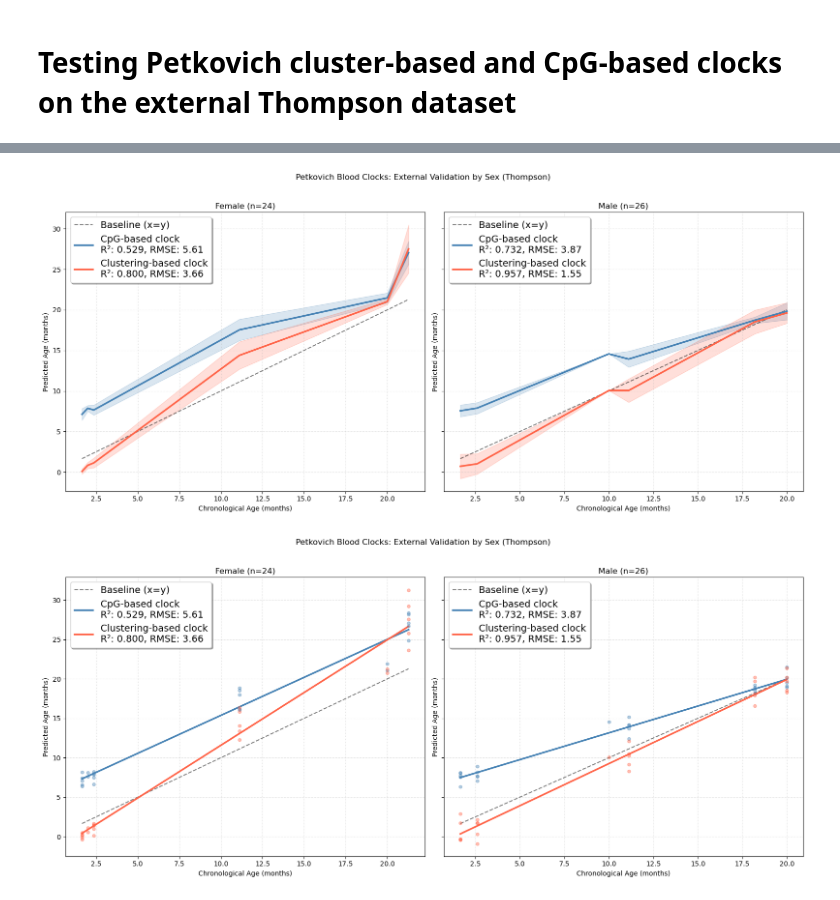
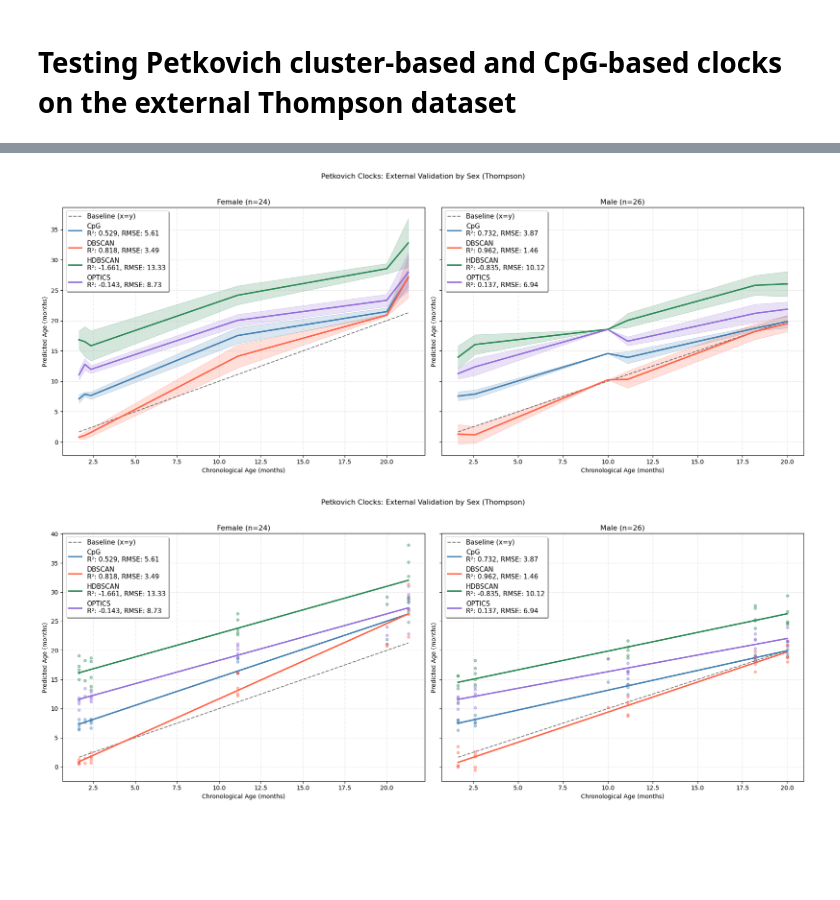
Before and after one commit to PavelGrobushkin/semen, a Jupyter notebook: notebooks/01_petkovich_blood_clocks.ipynb, the cells around one changed output, grey strips where cells are left out. Drawn from its saved outputs; the diff is of its cells as text; code cells hidden in the pictures; blank space fills up the shorter version.

```diff
--- a/notebooks/01_petkovich_blood_clocks.ipynb
+++ b/notebooks/01_petkovich_blood_clocks.ipynb
@@ -502,5 +581,0 @@ Remaining NaNs: 0
-# %%
-with open("../outputs/01_petkovich_blood_clocks/petkovich_cpg_lasso_full_model.pkl", "rb") as f:
-    final_model_cpg = pickle.load(f)
-with open("../outputs/01_petkovich_blood_clocks/petkovich_cluster_lasso_full_model.pkl", "rb") as f:
-    final_model_reg = pickle.load(f)
@@ -523,13 +627,13 @@ Plot the results
 # %%
-# External: predictions list (reused by cells below)
-preds_ext = [
-    (pred_cpg, f"CpG-based clock\nR²: {r2_cpg:.3f}, RMSE: {rmse_cpg:.2f}", "steelblue"),
-    (pred_reg, f"Clustering-based clock\nR²: {r2_reg:.3f}, RMSE: {rmse_reg:.2f}", "tomato"),
-]
-
-fig, ax = plt.subplots(figsize=(8, 7))
-plot_age_clock(preds_ext, y_thompson, "Petkovich Blood Clocks: External Validation (Thompson)", style="lines", ax=ax)
-fig.savefig("../outputs/01_petkovich_blood_clocks/petkovich_on_thompson_lines.png", dpi=300, bbox_inches="tight")
+fig, ax = plt.subplots(figsize=(9, 7))
+plot_age_clock(
+    preds_ext,
+    y_thompson,
+    "Petkovich Clocks: External Validation (Thompson, blood)",
+    style="scatter",
+    ax=ax,
+)
+fig.savefig(plots_dir / "thompson_validation.png", dpi=300, bbox_inches="tight")
 plt.tight_layout()
 plt.show()
 # %% [output]
@@ -553,47 +641,48 @@ Note: all the mice in the Petkovich dataset are male, while the Thompson dataset
 # %%
-fig, axes = plt.subplots(1, 2, figsize=(16, 7), sharey=True)
+fig, axes = plt.subplots(1, 2, figsize=(18, 7), sharey=True)
 
 for ax, sex in zip(axes, ["Female", "Male"]):
     sex_idx = thompson_meta[thompson_meta["Sex"] == sex].index
     sex_pos = [thompson_meta.index.get_loc(i) for i in sex_idx]
     y_sex = thompson_meta.loc[sex_idx, "Age"]
-    pred_cpg_sex = final_model_cpg.predict(X_thompson_cpg_np[sex_pos])
-    pred_reg_sex = final_model_reg.predict(X_thompson_reg_np[sex_pos])
-    preds_sex = [
-        (pred_cpg_sex, f"CpG-based clock\nR²: {r2_score(y_sex, pred_cpg_sex):.3f}, RMSE: {root_mean_squared_error(y_sex, pred_cpg_sex):.2f}", "steelblue"),
-        (pred_reg_sex, f"Clustering-based clock\nR²: {r2_score(y_sex, pred_reg_sex):.3f}, RMSE: {root_mean_squared_error(y_sex, pred_reg_sex):.2f}", "tomato"),
-    ]
+
+    preds_sex = []
+    for name in ["cpg", "dbs", "hdbscan", "optics"]:
+        pred = final_models[name].predict(X_thompson[name][sex_pos])
+        r2 = r2_score(y_sex, pred)
+        rmse = root_mean_squared_error(y_sex, pred)
+        lbl = f"{labels_map[name]}\nR²: {r2:.3f}, RMSE: {rmse:.2f}"
+        preds_sex.append((pred, lbl, colors[name]))
+
     plot_age_clock(preds_sex, y_sex, f"{sex} (n={len(sex_idx)})", style="lines", ax=ax)
 
-fig.suptitle("Petkovich Blood Clocks: External Validation by Sex (Thompson)", y=1.02)
+fig.suptitle("Petkovich Clocks: External Validation by Sex (Thompson)", y=1.02)
 plt.tight_layout()
-fig.savefig("../outputs/01_petkovich_blood_clocks/petkovich_on_thompson_by_sex_lines.png", dpi=300, bbox_inches="tight")
+fig.savefig(plots_dir / "thompson_validation_by_sex_lines.png", dpi=300, bbox_inches="tight")
 plt.show()
 # %% [output]
-[figure, old version]
+[figure, new version]
 # %%
-fig, axes = plt.subplots(1, 2, figsize=(16, 7), sharey=True)
+fig, axes = plt.subplots(1, 2, figsize=(18, 7), sharey=True)
 
 for ax, sex in zip(axes, ["Female", "Male"]):
     sex_idx = thompson_meta[thompson_meta["Sex"] == sex].index
     sex_pos = [thompson_meta.index.get_loc(i) for i in sex_idx]
     y_sex = thompson_meta.loc[sex_idx, "Age"]
-    pred_cpg_sex = final_model_cpg.predict(X_thompson_cpg_np[sex_pos])
-    pred_reg_sex = final_model_reg.predict(X_thompson_reg_np[sex_pos])
-    preds_sex = [
-        (pred_cpg_sex, f"CpG-based clock\nR²: {r2_score(y_sex, pred_cpg_sex):.3f}, RMSE: {root_mean_squared_error(y_sex, pred_cpg_sex):.2f}", "steelblue"),
-        (pred_reg_sex, f"Clustering-based clock\nR²: {r2_score(y_sex, pred_reg_sex):.3f}, RMSE: {root_mean_squared_error(y_sex, pred_reg_sex):.2f}", "tomato"),
-    ]
+
+    preds_sex = []
+    for name in ["cpg", "dbs", "hdbscan", "optics"]:
+        pred = final_models[name].predict(X_thompson[name][sex_pos])
+        r2 = r2_score(y_sex, pred)
+        rmse = root_mean_squared_error(y_sex, pred)
+        lbl = f"{labels_map[name]}\nR²: {r2:.3f}, RMSE: {rmse:.2f}"
+        preds_sex.append((pred, lbl, colors[name]))
+
     plot_age_clock(preds_sex, y_sex, f"{sex} (n={len(sex_idx)})", style="scatter", ax=ax)
 
-fig.suptitle("Petkovich Blood Clocks: External Validation by Sex (Thompson)", y=1.02)
+fig.suptitle("Petkovich Clocks: External Validation by Sex (Thompson)", y=1.02)
 plt.tight_layout()
-fig.savefig(
-    "../outputs/01_petkovich_blood_clocks/petkovich_on_thompson_by_sex.png",
-    dpi=300,
-    bbox_inches="tight",
-)
-
+fig.savefig(plots_dir / "thompson_validation_by_sex.png", dpi=300, bbox_inches="tight")
 plt.show()
 # %% [output]
-[figure, old version]
+[figure, new version]
```
Also changed, not shown: parts of 83 cells of this notebook.
